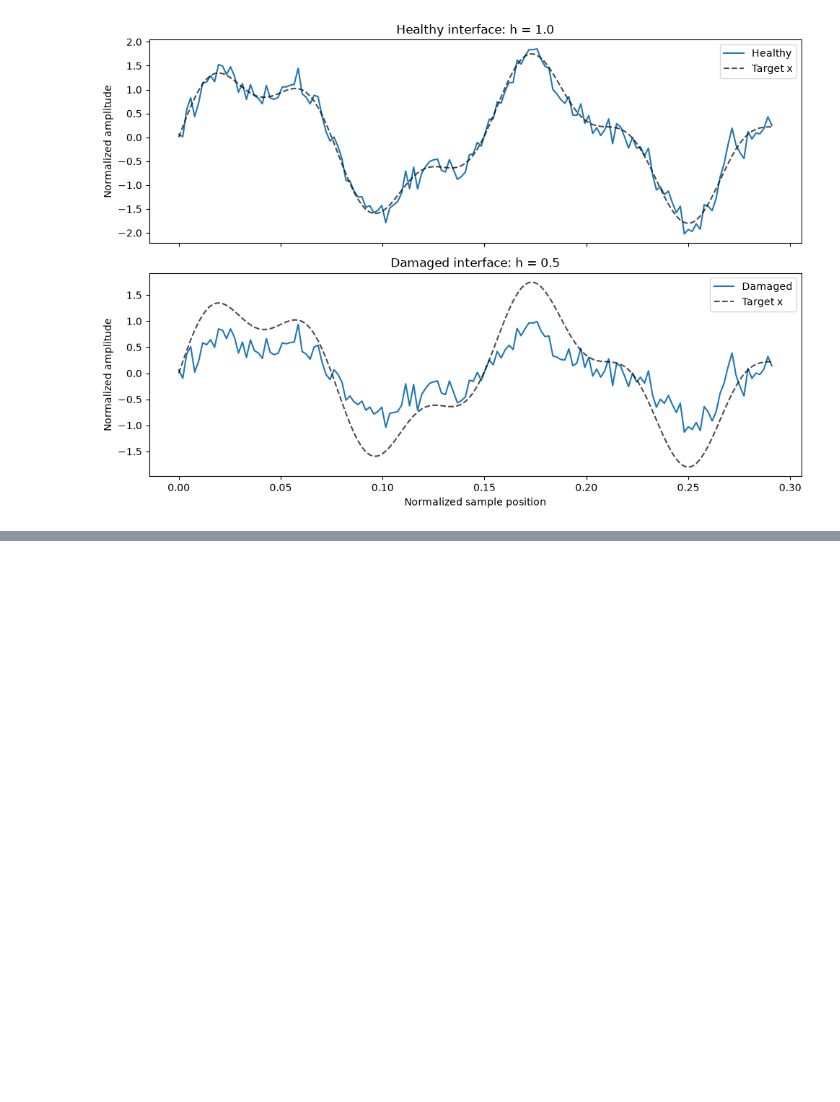
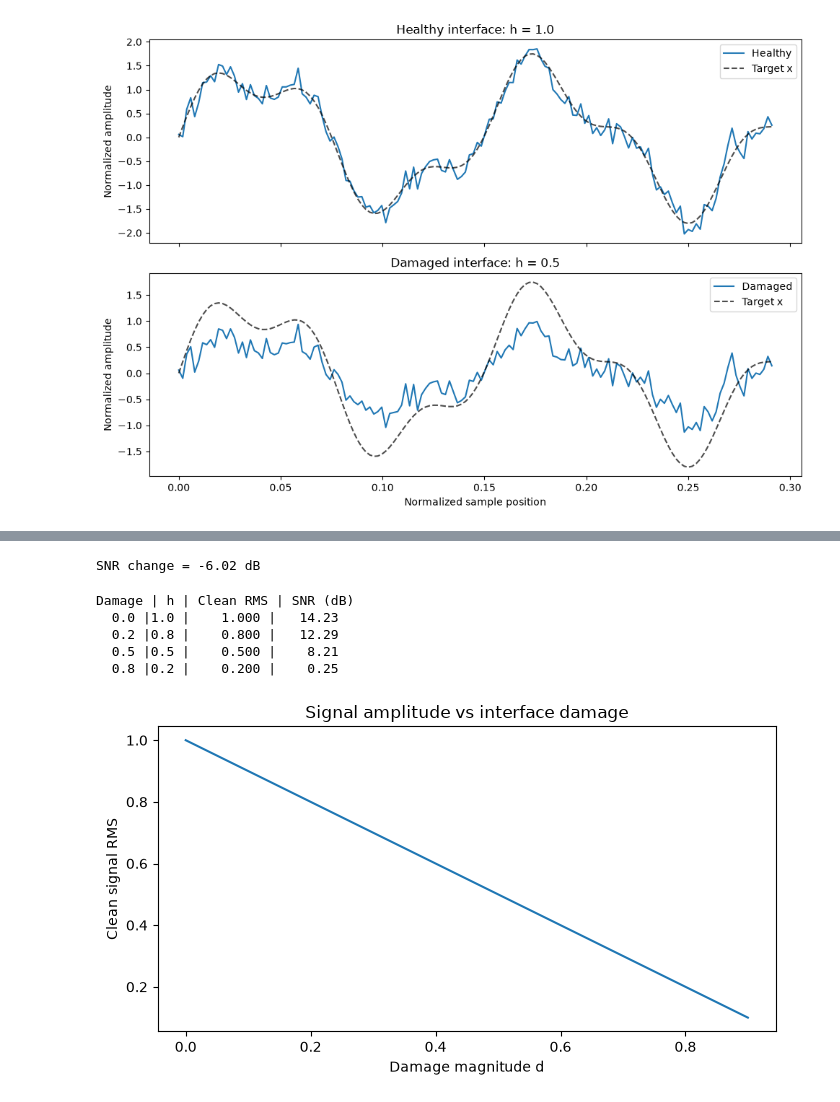
Before and after one commit to minwoo02/neural-interface-signal-recovery, a Jupyter notebook: notebooks/03_interface_damage_model.ipynb, the cells around one changed output, grey strips where cells are left out. Drawn from its saved outputs; the diff is of its cells as text; code cells hidden in the pictures; blank space fills up the shorter version.

Commit message:
Update interface damage model

```diff
--- a/notebooks/03_interface_damage_model.ipynb
+++ b/notebooks/03_interface_damage_model.ipynb
@@ -146,0 +186,66 @@ plt.show()
+# %%
+#SNR change
+
+snr_loss = snr_damaged - snr_healthy
+
+print(f"SNR change = {snr_loss:.2f} dB")
+
+# 신호 결합 진폭이 절반이 되면, noise가 동일하다는 가정에서 SNR은 6 dB 감소한다.
+# %% [output]
+SNR change = -6.02 dB
+# %%
+#다양한 손상 크기 비교
+
+damage_values = [0.0, 0.2, 0.5, 0.8]
+
+print("Damage | h | Clean RMS | SNR (dB)")
+
+for damage in damage_values:
+    h = 1.0 - damage
+    clean = h * x
+    signal_rms = np.sqrt(
+        np.mean(clean**2)
+    )
+
+    snr = 20 * np.log10(
+        signal_rms / noise_rms
+    )
+
+    print(
+        f"{damage:5.1f} |"
+        f"{h:3.1f} |"
+        f"{signal_rms:9.3f} |"
+        f"{snr:8.2f}"
+    )
+# %% [output]
+Damage | h | Clean RMS | SNR (dB)
+  0.0 |1.0 |    1.000 |   14.23
+  0.2 |0.8 |    0.800 |   12.29
+  0.5 |0.5 |    0.500 |    8.21
+  0.8 |0.2 |    0.200 |    0.25
+# %%
+# 그래프로 damage vs signal amplitude
+
+damage_values = np.linspace(
+    0.0,
+    0.9,
+    100
+)
+
+h_values = 1.0 - damage_values
+
+plt.figure(figsize=(7, 4))
+
+plt.plot(
+    damage_values,
+    h_values
+)
+
+plt.xlabel("Damage magnitude d")
+plt.ylabel("Clean signal RMS")
+plt.title("Signal amplitude vs interface damage")
+
+plt.tight_layout()
+plt.show()
+# %% [output]
+[figure, added]
```
Also changed, not shown: parts of 4 cells of this notebook.
